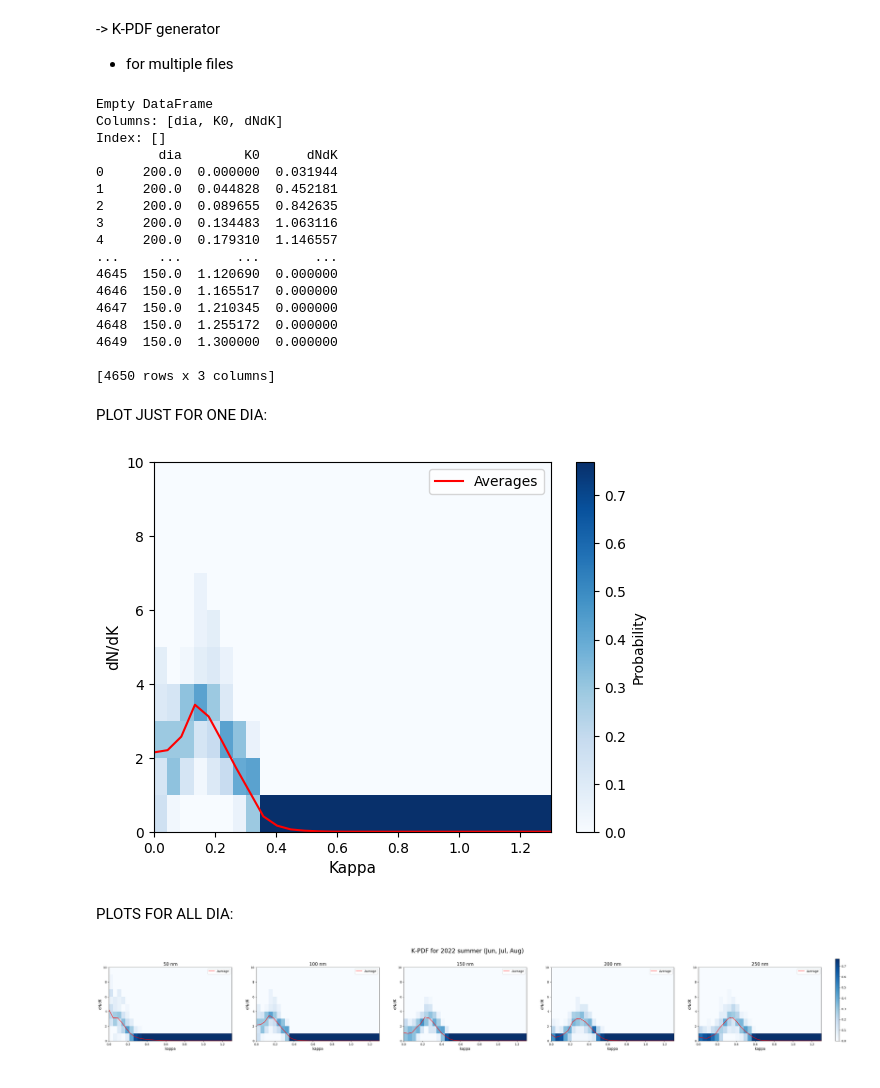
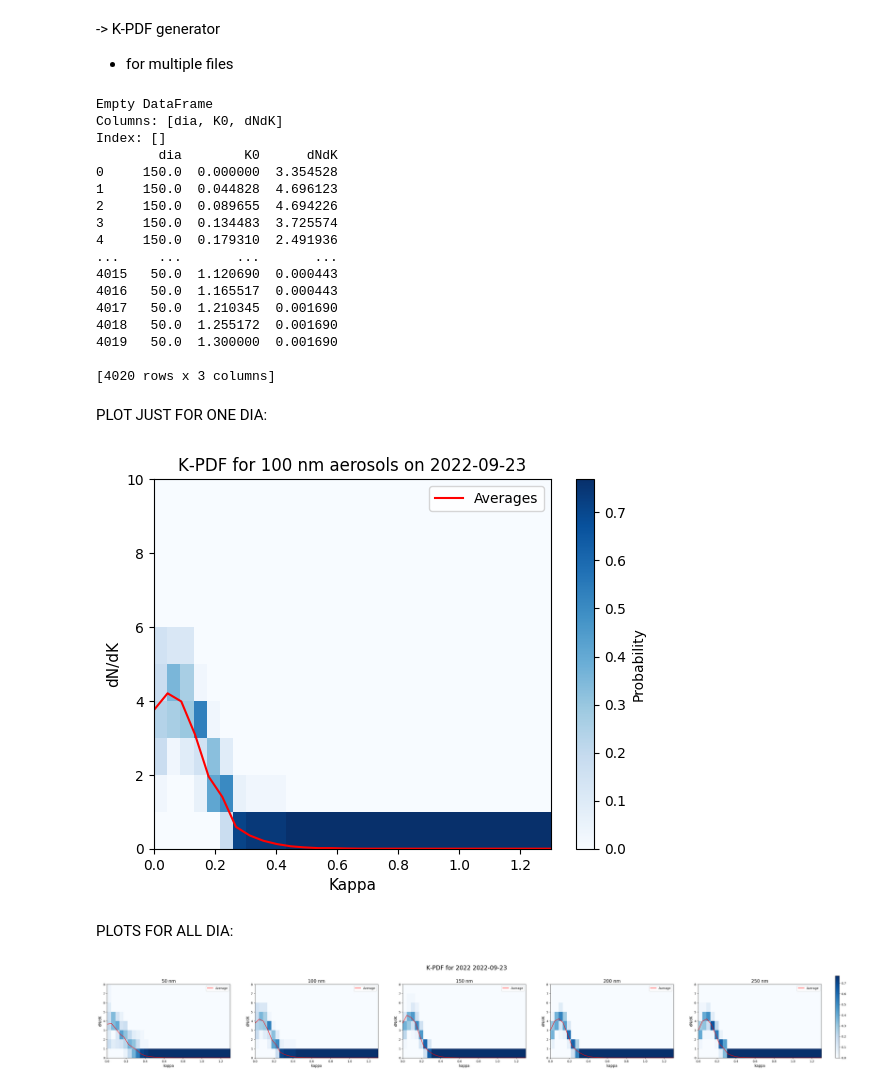
Before and after one commit to YiwenHou/HTDMA-Modeling, a Jupyter notebook: k-pdf.ipynb, the cells around one changed output. Cells and saved outputs as stored; diff of their text form; code cells hidden in the pictures.

```diff
--- a/k-pdf.ipynb
+++ b/k-pdf.ipynb
@@ -12,7 +12,7 @@ import pandas as pd
 import numpy as np
 from scipy import interpolate
 # %%
-directory = '/Users/evenhou/Downloads/armdata'
+directory = '/Users/evenhou/Downloads/HOU_data'
 # %%
 xnew = np.linspace(0, 1.3, 30) # K0
 df_k = pd.DataFrame(columns=['dia', 'K0', 'dNdK'])
@@ -21,7 +21,7 @@ print(df_k)
 for subdir, dirs, files in os.walk(directory):
     for file in files:
         filename = subdir + os.sep + file
-        if ('sgpaoshtdmaE13.b1.20221208' in filename):
+        if ('houaoshtdmaM1.b1.20220923' in filename):
 
 # =============== FOR EACH FILE ===============
 # get dimensions of time and bins
@@ -94,7 +94,7 @@ for subdir, dirs, files in os.walk(directory):
                 # dia = dry_dia[i_time]
                 x = kappa[i_time,:] # one scan:kappa
                 y = conc_norm[i_time,:] # one scan: c(k)
-                f = interpolate.interp1d(x,y,fill_value="extrapolate")
+                f = interpolate.interp1d(x,y,fill_value="extrapolate", kind='nearest')
                 ynew = f(xnew)
                 dNdK[i_time,:] = ynew
             dia = np.repeat(dry_dia, 30) # for one scan
@@ -112,19 +112,19 @@ Empty DataFrame
 Columns: [dia, K0, dNdK]
 Index: []
         dia        K0      dNdK
-0     200.0  0.000000  0.031944
-1     200.0  0.044828  0.452181
-2     200.0  0.089655  0.842635
-3     200.0  0.134483  1.063116
-4     200.0  0.179310  1.146557
+0     150.0  0.000000  3.354528
+1     150.0  0.044828  4.696123
+2     150.0  0.089655  4.694226
+3     150.0  0.134483  3.725574
+4     150.0  0.179310  2.491936
 ...     ...       ...       ...
-4645  150.0  1.120690  0.000000
-4646  150.0  1.165517  0.000000
-4647  150.0  1.210345  0.000000
-4648  150.0  1.255172  0.000000
-4649  150.0  1.300000  0.000000
+4015   50.0  1.120690  0.000443
+4016   50.0  1.165517  0.000443
+4017   50.0  1.210345  0.001690
+4018   50.0  1.255172  0.001690
+4019   50.0  1.300000  0.001690
 
-[4650 rows x 3 columns]
+[4020 rows x 3 columns]
 # %%
 # df_k100 = df_k[df_k["dia"] == 100]
 # dNdK100 = df_k100['dNdK'].to_numpy()
@@ -172,32 +175,32 @@ PLOT JUST FOR ONE DIA:
 # %%
 # Plotting the 2D histogram
 fig, ax = plt.subplots()
 h, xedges, yedges, image = ax.hist2d(
     x100,  # Repeat xnew for each row in ynew
     y100,    # Flatten ynew to a 1D array
     bins=(30, 10),     # Specify bins for x and y
     range=[[0, 1.3], [0, 10]],  # Define the range of x and y
     cmap='Blues',    # Colormap
     density=True       # Normalize to show probability densities
 )
 
 # Overlay the column averages as a line plot
 ax.plot(xnew, avg100, 'r-', label='Averages')
 
 # Adding the colorbar
 cbar = plt.colorbar(image, ax=ax)
 cbar.set_label('Probability')  # Label the colorbar
 
 # Customizing the plot
 ax.set_xlabel('Kappa',fontsize = 11)
 ax.set_ylabel('dN/dK',fontsize = 11)
-# ax.set_title('Κ-PDF for 100 nm aerosols in 2022 winter (Dec, Jan, Feb)')
+ax.set_title(f'Κ-PDF for 100 nm aerosols on {formatted_date}')
 ax.legend()
 
 # Display the plot
 plt.show()
 # %% [output]
-[figure, old version]
+[figure, new version]
 # %% [markdown]
 PLOTS FOR ALL DIA:
 # %%
@@ -219,19 +222,21 @@ for ax, x, y, avg,title in zip(axes, x_values, y_values, avg_values, titles):
     ax.set_title(title, fontsize=15)
     ax.set_xlabel('kappa', fontsize=12)
     ax.set_ylabel('dN/dK', fontsize=12)
+    ax.set_ylim(0,8)
     # Plotting the average line
     ax.plot(xnew, avg, 'r-', label='Average')
     ax.legend()
 
 # Create a single colorbar for all subplots
 fig.colorbar(images[0], ax=axes, orientation='vertical', fraction=0.02, pad=0.05)
-
+date_str = f"{date:8}"  # Convert to string for formatting
+formatted_date = f"{date_str[0:4]}-{date_str[4:6]}-{date_str[6:8]}"
 # Add a main title to the figure
-fig.suptitle('Κ-PDF for 2022 summer (Jun, Jul, Aug)', fontsize=20, y=0.98)
+fig.suptitle(f'Κ-PDF for 2022 {formatted_date}', fontsize=20, y=0.98)
 # plt.tight_layout()
 plt.subplots_adjust(top=0.8, right=0.87)
 
 # Display the plot
 plt.show()
 # %% [output]
-[figure, old version]
+[figure, new version]
```
Also changed, not shown: parts of 1 cell of this notebook, 6 other files.
